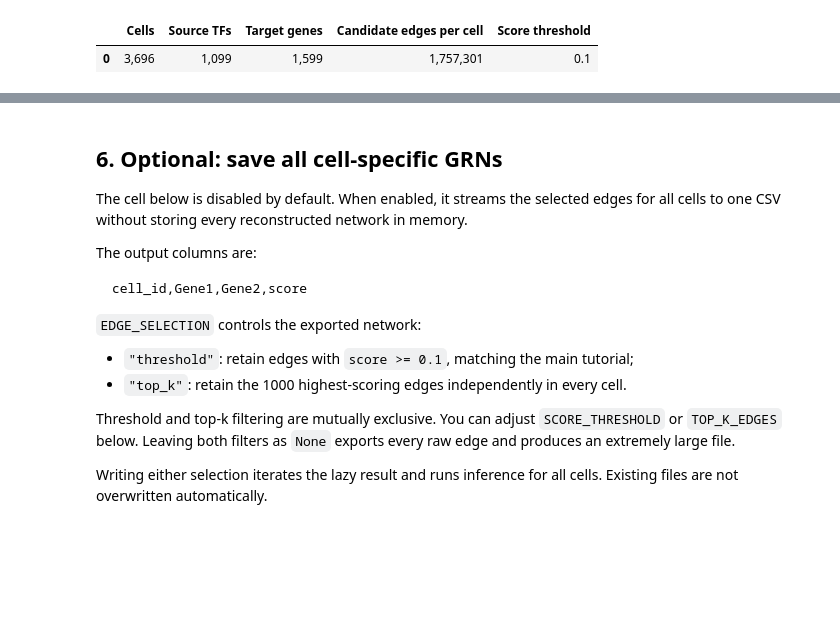
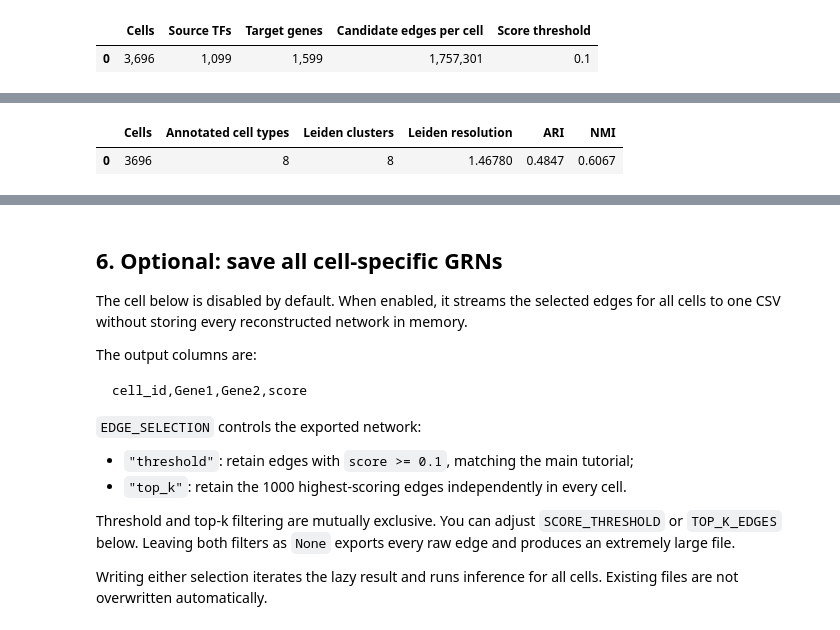
Before and after one commit to Catchxu/scCAFM, a Jupyter notebook: docs/cell_specific_grns.ipynb, the cells around one changed output, grey strips where cells are left out. Cells and saved outputs as stored; diff of their text form; code cells hidden in the pictures; blank space fills up the shorter version.

```diff
--- a/docs/cell_specific_grns.ipynb
+++ b/docs/cell_specific_grns.ipynb
@@ -310,0 +291,95 @@ display(representative_edges.style.format({"score": "{:.4f}"}))
+# %%
+RANDOM_STATE = 42
+
+# Centered sparse PCA avoids making a dense cells-by-edges matrix.
+sc.pp.pca(
+    grn_adata,
+    n_comps=50,
+    random_state=RANDOM_STATE,
+)
+sc.pp.neighbors(
+    grn_adata,
+    use_rep="X_pca",
+    random_state=RANDOM_STATE,
+)
+sc.tl.umap(grn_adata, random_state=RANDOM_STATE)
+# %%
+def leiden_at_known_count(data, target_count, random_state):
+    # Resolution is selected only by cluster count, never by ARI or NMI.
+    trials = {}
+
+    def evaluate(resolution):
+        resolution = float(resolution)
+        if resolution not in trials:
+            sc.tl.leiden(
+                data,
+                resolution=resolution,
+                random_state=random_state,
+                flavor="igraph",
+                directed=False,
+                n_iterations=-1,
+                key_added="_leiden_trial",
+            )
+            labels = data.obs.pop("_leiden_trial")
+            trials[resolution] = (labels.nunique(), labels.copy())
+        return trials[resolution]
+
+    # Try the standard resolution, then a fixed logarithmic grid.
+    for resolution in np.r_[1.0, np.geomspace(0.001, 100.0, 61)]:
+        count, labels = evaluate(resolution)
+        if count == target_count:
+            return labels, float(resolution)
+
+    # Refine all adjacent grid intervals that bracket the target count.
+    grid = sorted(trials)
+    for lower, upper in zip(grid[:-1], grid[1:]):
+        low_count = trials[lower][0]
+        high_count = trials[upper][0]
+        if not min(low_count, high_count) < target_count < max(low_count, high_count):
+            continue
+        for _ in range(25):
+            midpoint = np.sqrt(lower * upper)
+            count, labels = evaluate(midpoint)
+            if count == target_count:
+                return labels, float(midpoint)
+            if (count < target_count) == (low_count < target_count):
+                lower, low_count = midpoint, count
+            else:
+                upper, high_count = midpoint, count
+
+    observed_counts = sorted({count for count, _ in trials.values()})
+    raise RuntimeError(
+        f"No Leiden resolution yielded exactly {target_count} clusters. "
+        f"Observed counts: {observed_counts}. "
+        "Inspect the graph and resolution range before proceeding."
+    )
+
+
+leiden_labels, leiden_resolution = leiden_at_known_count(
+    grn_adata, target_cluster_count, RANDOM_STATE
+)
+grn_adata.obs["leiden"] = leiden_labels
+ari = adjusted_rand_score(
+    grn_adata.obs["cell_type"], grn_adata.obs["leiden"]
+)
+nmi = normalized_mutual_info_score(
+    grn_adata.obs["cell_type"],
+    grn_adata.obs["leiden"],
+    average_method="arithmetic",
+)
+clustering_summary = pd.DataFrame([{
+    "Cells": grn_adata.n_obs,
+    "Annotated cell types": target_cluster_count,
+    "Leiden clusters": grn_adata.obs["leiden"].nunique(),
+    "Leiden resolution": leiden_resolution,
+    "ARI": ari,
+    "NMI": nmi,
+}])
+display(clustering_summary.style.format({
+    "Leiden resolution": "{:.5f}",
+    "ARI": "{:.4f}",
+    "NMI": "{:.4f}",
+}))
+# %% [output]
+|  | Cells | Annotated cell types | Leiden clusters | Leiden resolution | ARI | NMI |
+| 0 | 3696 | 8 | 8 | 1.46780 | 0.4847 | 0.6067 |
```
Also changed, not shown: parts of 11 cells of this notebook, 4 other files.
